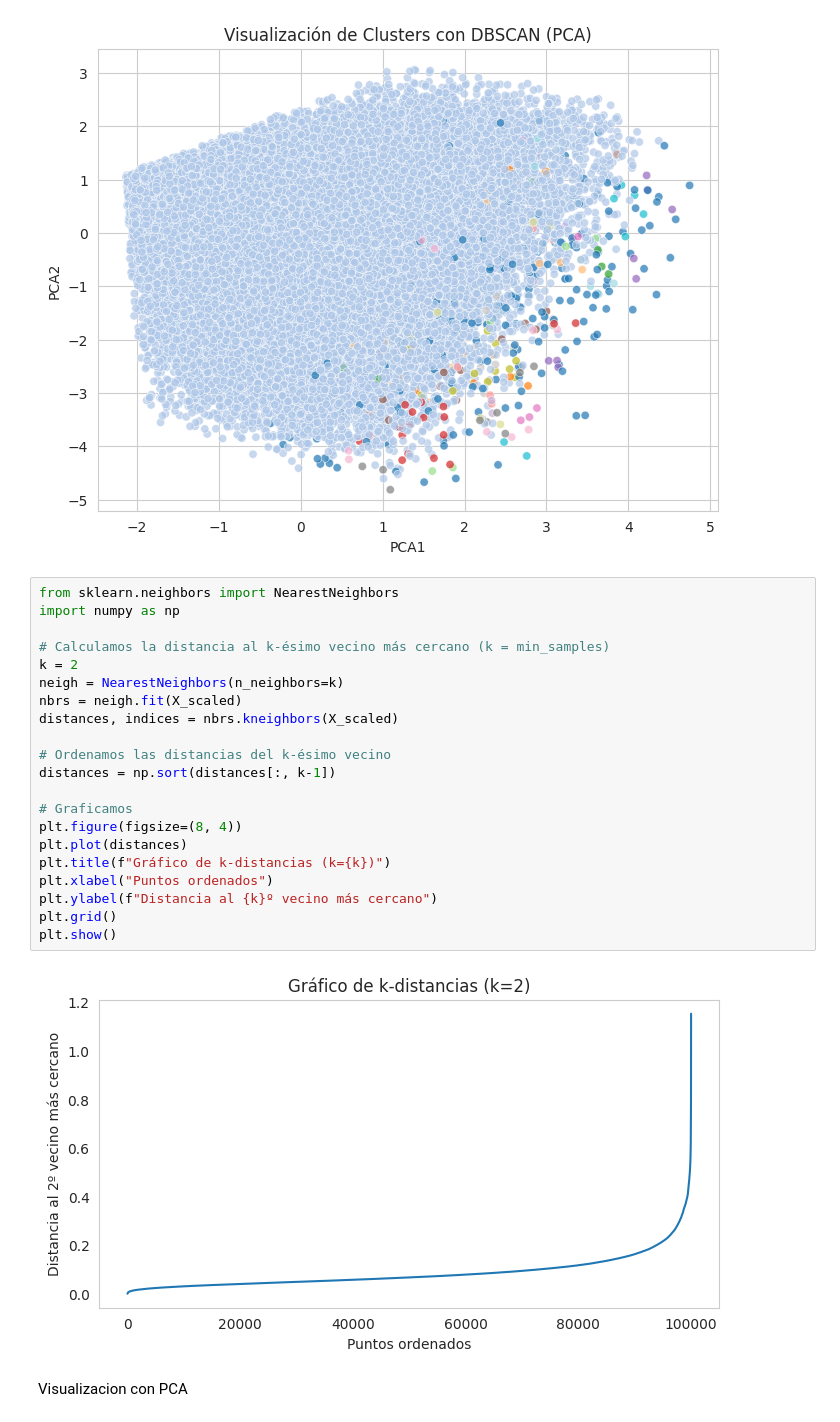
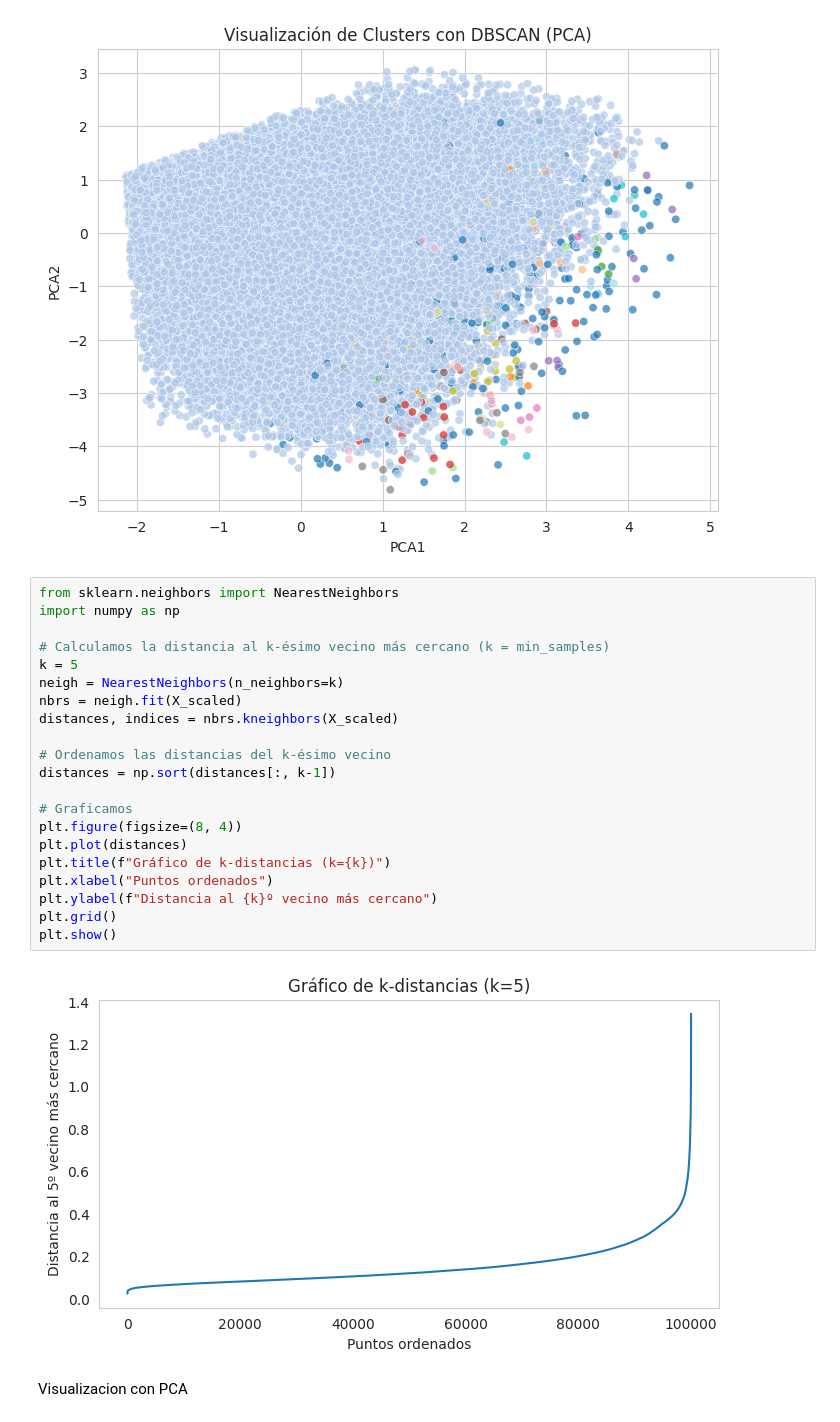
Before and after one commit to Analia-Rivera/-Ciencia_de_datos-Pre_entregas, a Jupyter notebook: Pre_entrega_4_Ciberseguridad.ipynb, the cells around one changed output. Drawn from its saved outputs; the diff is of its cells as text.

```diff
--- a/Pre_entrega_4_Ciberseguridad.ipynb
+++ b/Pre_entrega_4_Ciberseguridad.ipynb
@@ -215,26 +215,26 @@ plt.show()
 # %%
 from sklearn.neighbors import NearestNeighbors
 import numpy as np
 
 # Calculamos la distancia al k-ésimo vecino más cercano (k = min_samples)
-k = 2
+k = 5
 neigh = NearestNeighbors(n_neighbors=k)
 nbrs = neigh.fit(X_scaled)
 distances, indices = nbrs.kneighbors(X_scaled)
 
 # Ordenamos las distancias del k-ésimo vecino
 distances = np.sort(distances[:, k-1])
 
 # Graficamos
 plt.figure(figsize=(8, 4))
 plt.plot(distances)
 plt.title(f"Gráfico de k-distancias (k={k})")
 plt.xlabel("Puntos ordenados")
 plt.ylabel(f"Distancia al {k}º vecino más cercano")
 plt.grid()
 plt.show()
 # %% [output]
-[figure, old version]
+[figure, new version]
 # %% [markdown]
 Visualizacion con PCA
 # %% [markdown]
```
Also changed, not shown: parts of 4 cells of this notebook.
